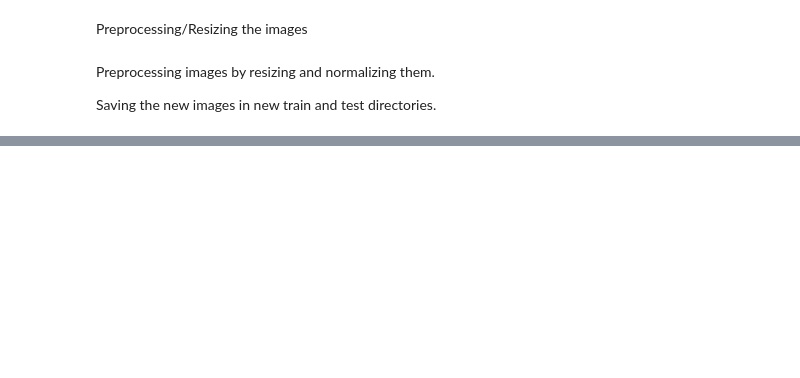
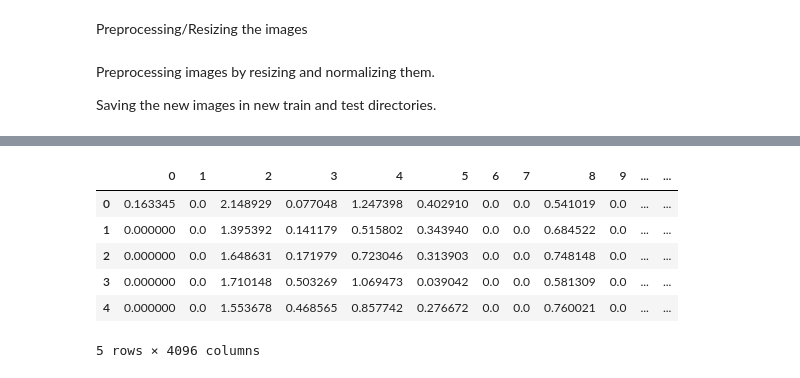
Before and after one commit to touficfakhry/ML-Iter2, a Jupyter notebook: code.ipynb, the cells around one changed output, grey strips where cells are left out. Cells and saved outputs as stored; diff of their text form; code cells hidden in the pictures; blank space fills up the shorter version.

Commit message:
updated code trained on 100 samples

```diff
--- a/code.ipynb
+++ b/code.ipynb
@@ -35,11 +38,11 @@ Preprocessing images by resizing and normalizing them.
 
 Saving the new images in new train and test directories.
 # %%
-train_dataset_folder = f"{dataset_dir}/cars_train/cars_train"
-train_output_folder = f"{dataset_dir}/resized_dataset_train"
+train_dataset_folder = f"{dataset_dir}/train"
+train_output_folder = f"{dataset_dir}/resized_train"
 
-test_dataset_folder = f"{dataset_dir}/cars_test/cars_test"
-test_output_folder = f"{dataset_dir}/resized_dataset_test"
+test_dataset_folder = f"{dataset_dir}/test"
+test_output_folder = f"{dataset_dir}/resized_test"
 # %%
 def resize_images(dataset_folder, output_folder, target_size, force_update=False):
     if os.path.isdir(output_folder) and len(os.listdir(output_folder)) != 0 and not force_update:
@@ -134,12 +108,0 @@ def extract_images_features_into_csv(feature_extractor, image_files, csv_file):
-# %%
-# building the model
-# extracting features from the train data and saving them to a csv file
-# features_df = extract_images_features_into_csv(feature_extractor, train_output_folder, 'extracted_features.csv', 10)
-
-feature_extractor = build_image_features_extraction_model()
-image_paths = ["dataset/resized_dataset_train/00001.jpg", "dataset/resized_dataset_train/00002.jpg",
-               "dataset/resized_dataset_train/00003.jpg", "dataset/resized_dataset_train/00004.jpg", "dataset/resized_dataset_train/00005.jpg",
-               "dataset/resized_dataset_train/00006.jpg", "dataset/resized_dataset_train/00007.jpg",
-               "dataset/resized_dataset_train/00008.jpg", "dataset/resized_dataset_train/00009.jpg", "dataset/resized_dataset_train/00010.jpg"]
-features_df = extract_images_features_into_csv(feature_extractor, image_paths, "extracted_features.csv")
-features_df.head()
@@ -201,0 +109,20 @@ from sklearn.metrics import silhouette_score, calinski_harabasz_score, davies_bo
+# %%
+def extract_images_features_into_csv(feature_extractor, image_dir, csv_file, max_files):
+    # Iterate over the images in the directory
+    features_list = extract_image_features_as_list(feature_extractor, image_dir, max_iterations=max_files)
+
+    # features_array = np.vstack(features_list)
+    features_list_flattened = [features.reshape(features.shape[0], -1) for features in features_list]
+
+    # Convert the numpy array to a pandas DataFrame
+    features_df = pd.DataFrame(np.concatenate(features_list_flattened, axis=0))
+
+    # Save the DataFrame to a CSV file
+    features_df.to_csv(csv_file, index=False)
+
+    return features_df
+# %%
+feature_extractor = build_image_features_extraction_model()
+features_df = extract_images_features_into_csv(feature_extractor, train_output_folder, 'extracted_features.csv', 1000)
+features_df.head()
+# %% [output]
@@ -201,0 +146,7 @@ from sklearn.metrics import silhouette_score, calinski_harabasz_score, davies_bo
+|  | 0 | 1 | 2 | 3 | 4 | 5 | 6 | 7 | 8 | 9 | ... | ... |
+| 0 | 0.163345 | 0.0 | 2.148929 | 0.077048 | 1.247398 | 0.402910 | 0.0 | 0.0 | 0.541019 | 0.0 | ... | ... |
+| 1 | 0.000000 | 0.0 | 1.395392 | 0.141179 | 0.515802 | 0.343940 | 0.0 | 0.0 | 0.684522 | 0.0 | ... | ... |
+| 2 | 0.000000 | 0.0 | 1.648631 | 0.171979 | 0.723046 | 0.313903 | 0.0 | 0.0 | 0.748148 | 0.0 | ... | ... |
+| 3 | 0.000000 | 0.0 | 1.710148 | 0.503269 | 1.069473 | 0.039042 | 0.0 | 0.0 | 0.581309 | 0.0 | ... | ... |
+| 4 | 0.000000 | 0.0 | 1.553678 | 0.468565 | 0.857742 | 0.276672 | 0.0 | 0.0 | 0.760021 | 0.0 | ... | ... |
+5 rows × 4096 columns
```
Also changed, not shown: parts of 13 cells of this notebook.
